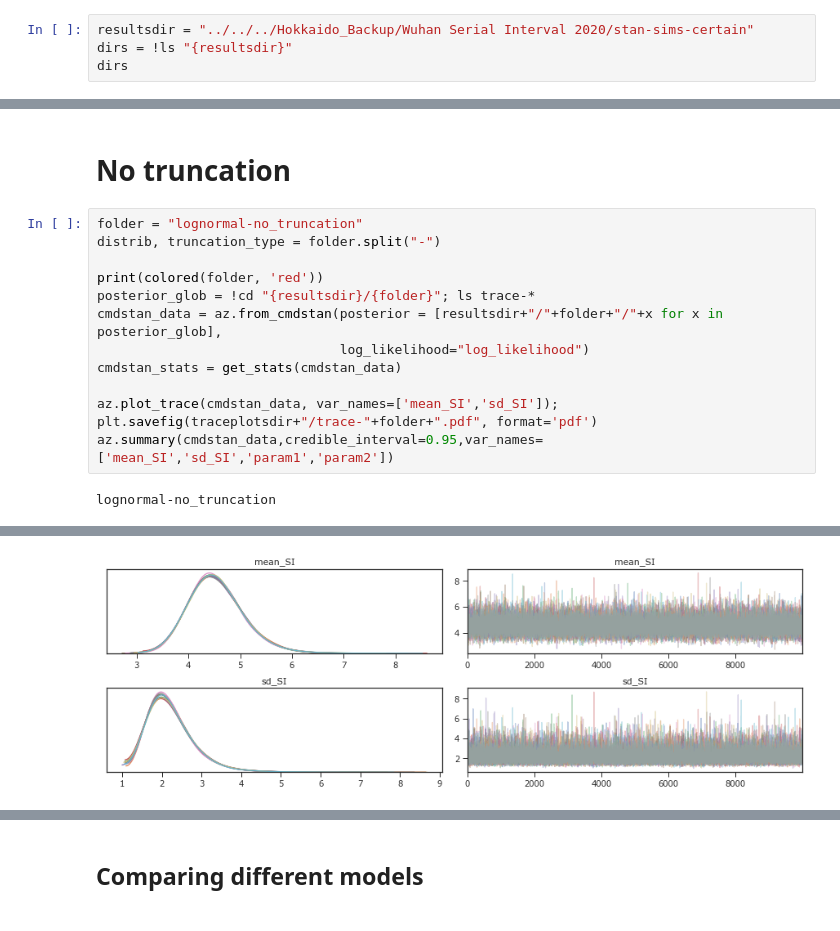
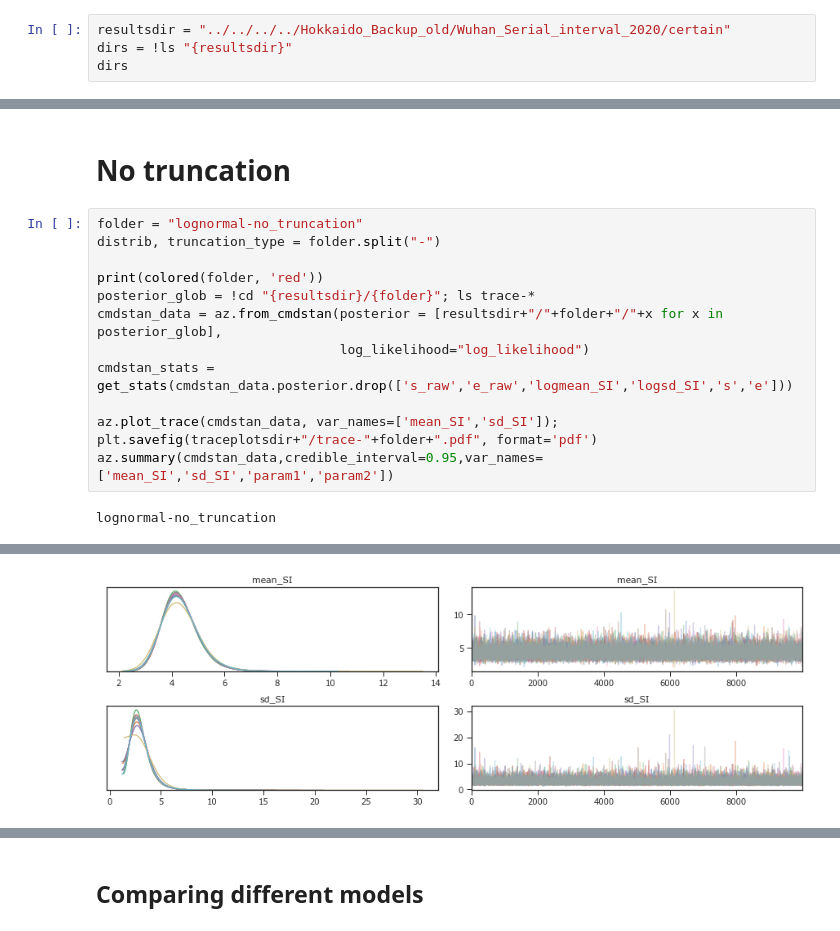
Before and after one commit to aakhmetz/COVID19SerialInterval, a Jupyter notebook: scripts/A2. Processing the traces.ipynb, the cells around one changed output, grey strips where cells are left out. Saved outputs shown, nothing was run; the diff lists cells and outputs as text.

```diff
--- a/scripts/A2. Processing the traces.ipynb
+++ b/scripts/A2. Processing the traces.ipynb
@@ -59,7 +59,7 @@ def get_stats(cmdstan_data):
     stats['var'] = stats['var'].apply(lambda st: st[:st.find("[")] if "[" in st else st)
     return stats.loc[:,['var','time','mean','hpd2.5','hpd25','hpd75','hpd97.5','q2.5','q25','median','q75','q97.5','ess_bulk','ess_tail','r_hat']]
 # %%
-resultsdir = "../../../Hokkaido_Backup/Wuhan Serial Interval 2020/stan-sims-certain"
+resultsdir = "../../../../Hokkaido_Backup_old/Wuhan_Serial_interval_2020/certain"
 dirs = !ls "{resultsdir}"
 dirs
 # %% [output]
@@ -94,7 +94,7 @@ print(colored(folder, 'red'))
 posterior_glob = !cd "{resultsdir}/{folder}"; ls trace-*
 cmdstan_data = az.from_cmdstan(posterior = [resultsdir+"/"+folder+"/"+x for x in posterior_glob],
                                log_likelihood="log_likelihood")
-cmdstan_stats = get_stats(cmdstan_data)
+cmdstan_stats = get_stats(cmdstan_data.posterior.drop(['s_raw','e_raw','logmean_SI','logsd_SI','s','e']))
 
 az.plot_trace(cmdstan_data, var_names=['mean_SI','sd_SI']);
 plt.savefig(traceplotsdir+"/trace-"+folder+".pdf", format='pdf')
@@ -109 +109 @@ lognormal-no_truncation
-[figure, old version]
+[figure, new version]
```
Also changed, not shown: parts of 15 cells of this notebook, 5 other files.
